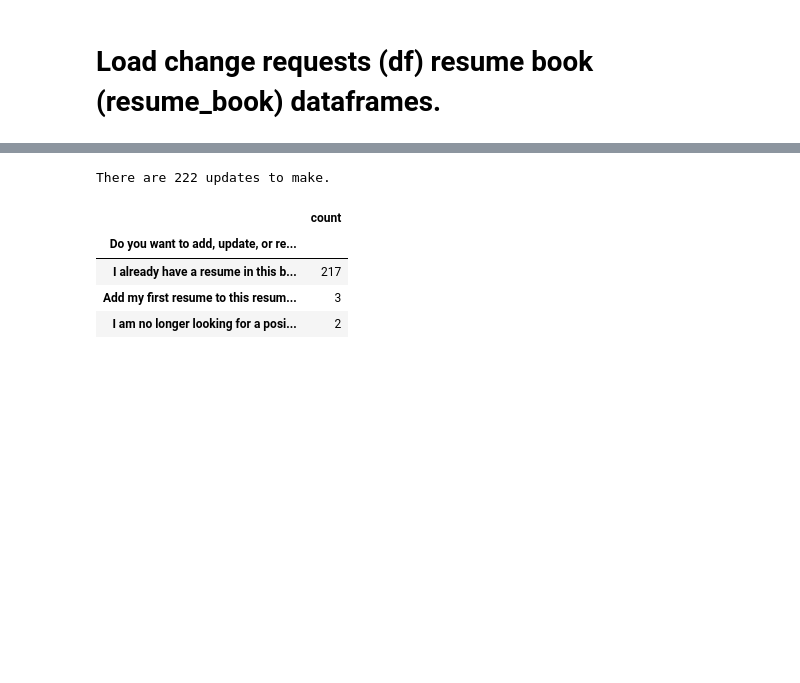
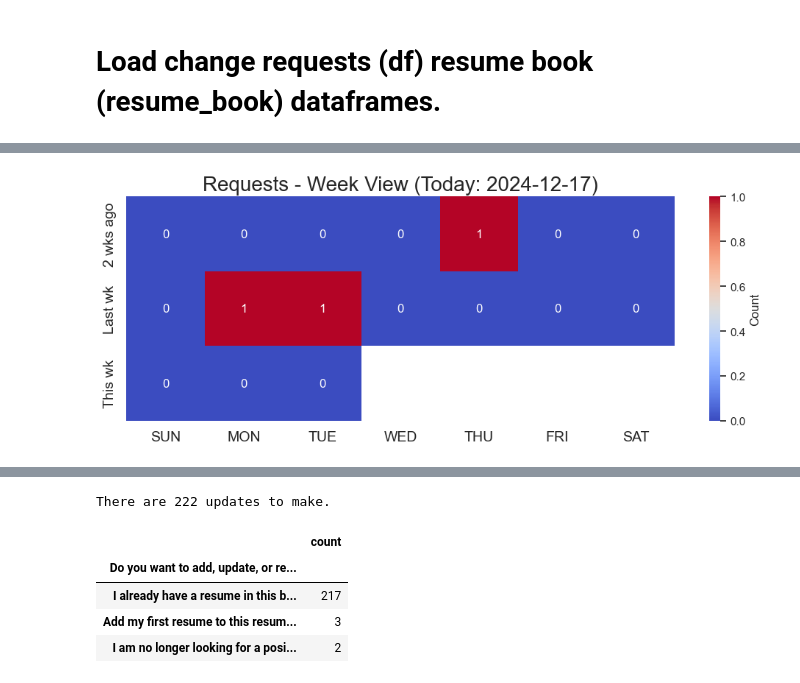
Before and after one commit to crasgaitis/resume-book-automation, a Jupyter notebook: resume_book_work.ipynb, the cells around one changed output, grey strips where cells are left out. Drawn from its saved outputs; the diff is of its cells as text; code cells hidden in the pictures; blank space fills up the shorter version.

```diff
--- a/resume_book_work.ipynb
+++ b/resume_book_work.ipynb
@@ -13,0 +14,44 @@ df.head(2)
+# %%
+from datetime import datetime, timedelta
+import numpy as np
+import matplotlib.pyplot as plt
+import seaborn as sns
+
+df['Timestamp'] = pd.to_datetime(df['Timestamp'], errors='coerce')
+
+today = datetime.now().date()
+
+days_of_week = ['SUN', 'MON', 'TUE', 'WED', 'THU', 'FRI', 'SAT']
+grid = np.zeros((3, 7))
+start_of_week = today - timedelta(days=today.weekday() + 1)
+
+date_counts = df['Timestamp'].dt.date.value_counts().to_dict()
+
+for row in range(3):
+    for col in range(7):
+        cell_date = start_of_week - timedelta(days=(2 - row) * 7 - col)
+        if cell_date <= today:
+            grid[row, col] = date_counts.get(cell_date, 0)
+
+mask = np.zeros_like(grid, dtype=bool)
+for row in range(3):
+    for col in range(7):
+        cell_date = start_of_week - timedelta(days=(2 - row) * 7 - col)
+        if cell_date > today:
+            mask[row, col] = True
+
+plt.figure(figsize=(10, 4))
+sns.set(style='white')
+ax = sns.heatmap(grid, annot=True, fmt=".0f", cmap='coolwarm', mask=mask,
+                 cbar_kws={'label': 'Count'}, linewidths=0)
+
+ax.set_xticks(np.arange(7) + 0.5)
+ax.set_xticklabels(days_of_week, ha="center", size=14)
+ax.set_yticks(np.arange(3) + 0.5)
+ax.set_yticklabels(["2 wks ago", "Last wk", "This wk"], size=14)
+
+plt.title(f"Requests - Week View (Today: {today})", size=20)
+plt.tight_layout()
+plt.show()
+# %% [output]
+[figure, added]
```
Also changed, not shown: parts of 2 cells of this notebook, 3 other files.
